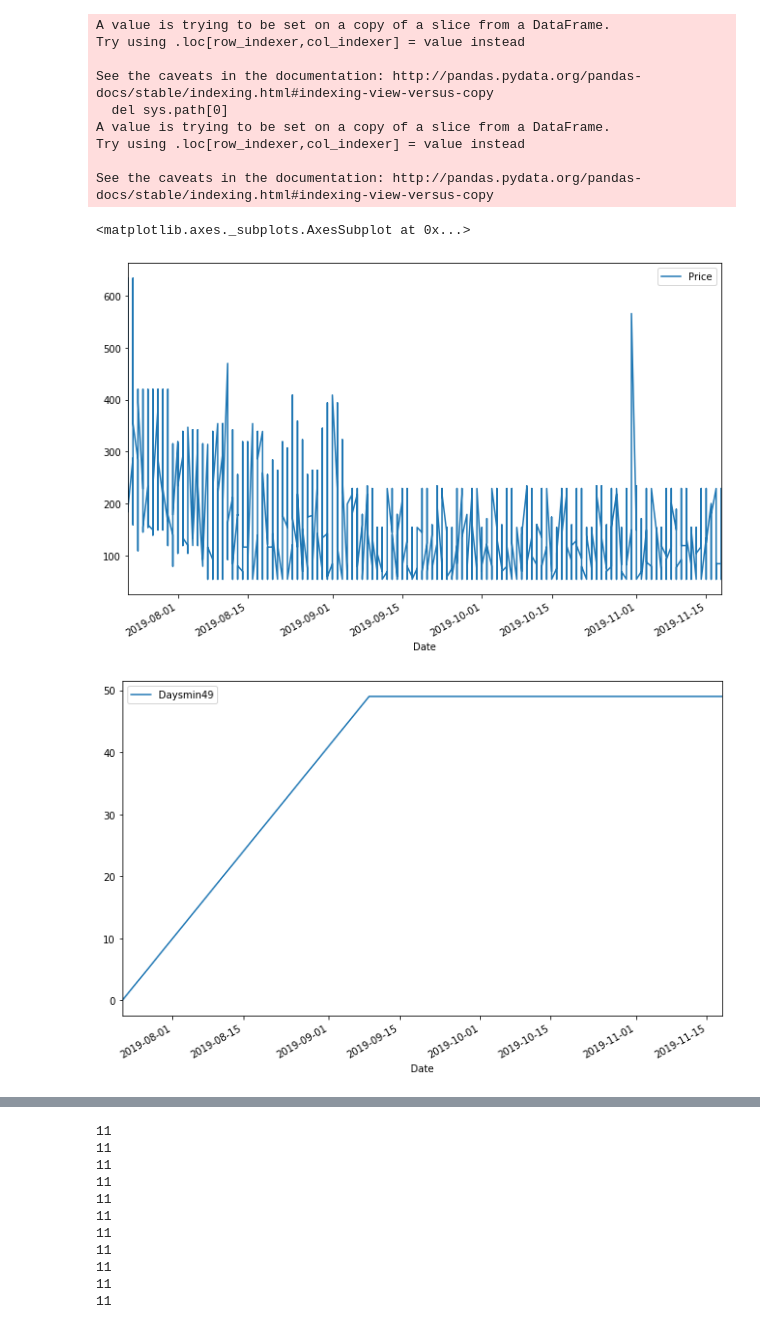
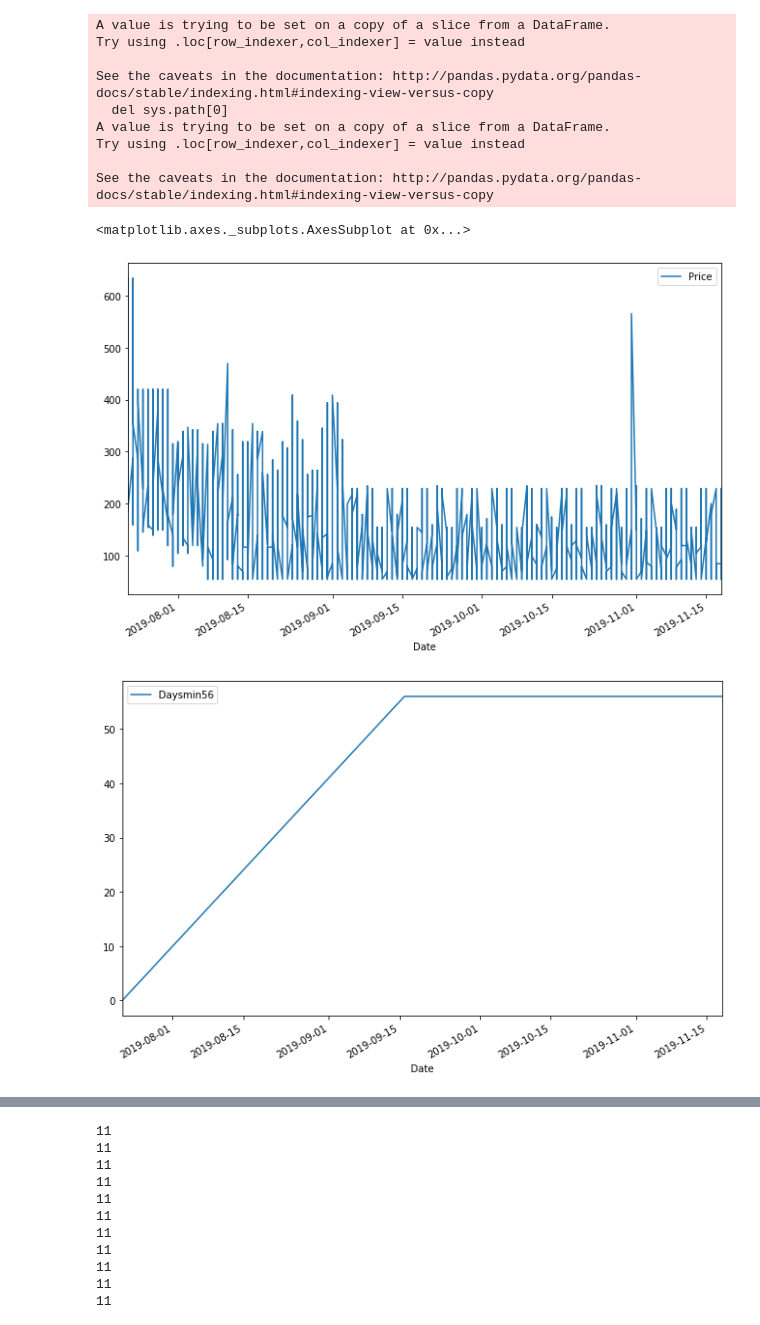
Before and after one commit to RWJohns/MetisProject2, a Jupyter notebook: ProjectCode.ipynb, the cells around one changed output, grey strips where cells are left out. Cells and saved outputs as stored; diff of their text form; code cells hidden in the pictures.

```diff
--- a/ProjectCode.ipynb
+++ b/ProjectCode.ipynb
@@ -388,9 +392,10 @@ Try using .loc[row_indexer,col_indexer] = value instead
 
 See the caveats in the documentation: http://pandas.pydata.org/pandas-docs/stable/indexing.html#indexing-view-versus-copy
 # %%
-df_min_dum_weekday.plot(x ='Date', y='Price',figsize=(11,7))
-df_all.plot(x ='Date', y='Daysmin49',figsize=(11,7))
+df_min.plot(x ='Date', y='Price',figsize=(11,7))
+df_min.plot(x ='Date', y='Daysmin56',figsize=(11,7))
+df_min.plot(x ='Date', y='Daysmin35',figsize=(11,7))
 # %% [output]
 <matplotlib.axes._subplots.AxesSubplot at 0x...>
 [figure]
-[figure, old version]
+[figure, new version]
```
Also changed, not shown: parts of 22 cells of this notebook.
